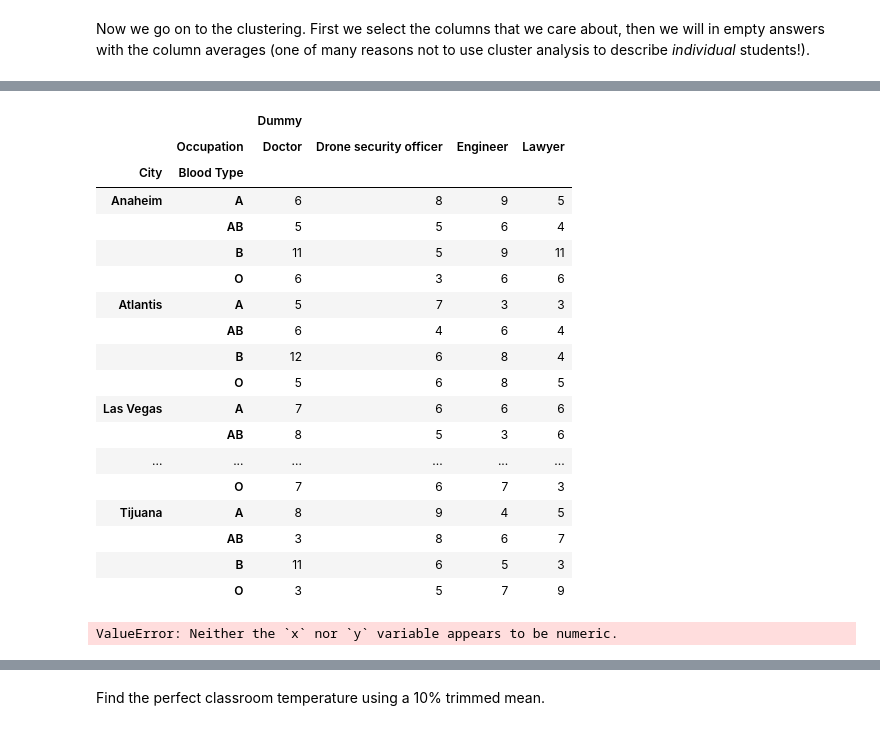
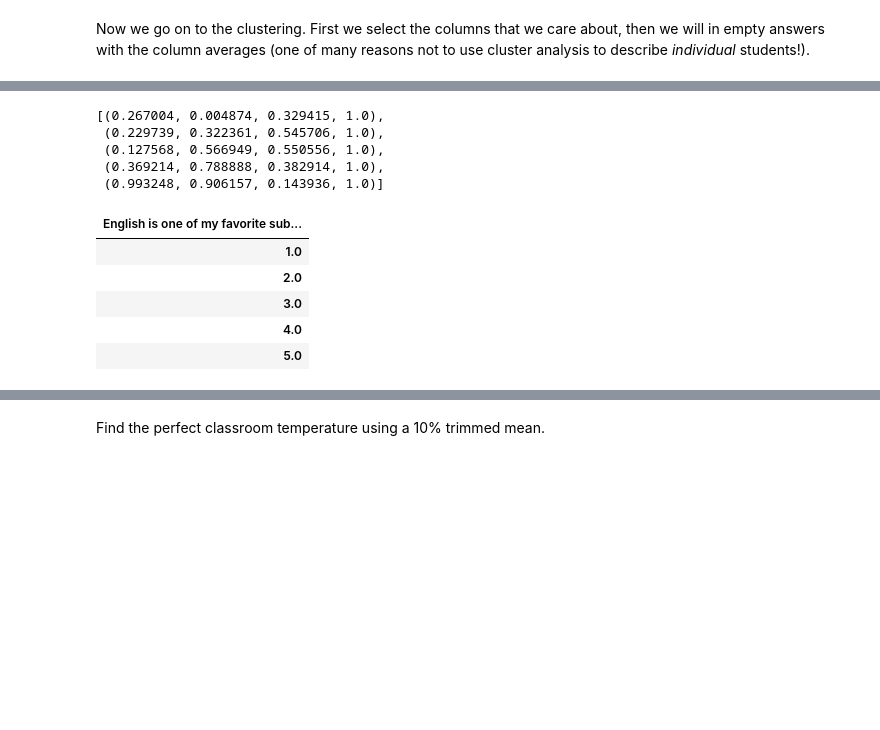
Before and after one commit to maxkapur/maxkapur.github.io, a Jupyter notebook: survey/analysis.ipynb, the cells around one changed output, grey strips where cells are left out. Drawn from its saved outputs; the diff is of its cells as text; code cells hidden in the pictures; blank space fills up the shorter version.

```diff
--- a/survey/analysis.ipynb
+++ b/survey/analysis.ipynb
@@ -212,41 +199,22 @@ clusterzoom.pivot_table(index=['English is one of my favorite subjects.','I beli
-# %%
-import numpy as np, pandas as pd
-
-# Make data
-cities = ['Tijuana','Las Vegas','Los Angeles','Anaheim','Atlantis']
-occupations = ['Doctor','Lawyer','Engineer','Drone security officer']
-bloodtypes = ['A','B','AB','O']
-df = pd.DataFrame({'City': np.random.choice(cities,500),
-                   'Occupation': np.random.choice(occupations,500),
-                   'Blood Type':np.random.choice(bloodtypes,500)})
-
-# df.groupby(by=['City','Occupation']).count().unstack()
-
-# You need to make a dummy column, otherwise the groupby returns an empty df
-df['Dummy'] = np.ones(500)
-
-df.groupby(by=['City','Occupation','Blood Type']).count().unstack(level=1)
-# %% [output]
-|  |  | Dummy |  |  |  |
-|  | Occupation | Doctor | Drone security officer | Engineer | Lawyer |
-| City | Blood Type |  |  |  |  |
-| Anaheim | A | 6 | 8 | 9 | 5 |
-|  | AB | 5 | 5 | 6 | 4 |
-|  | B | 11 | 5 | 9 | 11 |
-|  | O | 6 | 3 | 6 | 6 |
-| Atlantis | A | 5 | 7 | 3 | 3 |
-|  | AB | 6 | 4 | 6 | 4 |
-|  | B | 12 | 6 | 8 | 4 |
-|  | O | 5 | 6 | 8 | 5 |
-| Las Vegas | A | 7 | 6 | 6 | 6 |
-|  | AB | 8 | 5 | 3 | 6 |
-| ... | ... | ... | ... | ... | ... |
-|  | O | 7 | 6 | 7 | 3 |
-| Tijuana | A | 8 | 9 | 4 | 5 |
-|  | AB | 3 | 8 | 6 | 7 |
-|  | B | 11 | 6 | 5 | 3 |
-|  | O | 3 | 5 | 7 | 9 |
-# %%
-sns.swarmplot(data=df,x='City',y='Occupation',hue='Blood Type')
-# %% [output]
-ValueError: Neither the `x` nor `y` variable appears to be numeric.
+# %%
+# Now we can see the number in each cluster and how they
+# responded to the importance and favorite questions
+# We are treating these as categorical now
+
+colors
+# %% [output]
+[(0.267004, 0.004874, 0.329415, 1.0),
+ (0.229739, 0.322361, 0.545706, 1.0),
+ (0.127568, 0.566949, 0.550556, 1.0),
+ (0.369214, 0.788888, 0.382914, 1.0),
+ (0.993248, 0.906157, 0.143936, 1.0)]
+# %%
+#len(grouped.columns.levels[1])
+grouped
+# %% [output]
+| English is one of my favorite sub... |
+| 1.0 |
+| 2.0 |
+| 3.0 |
+| 4.0 |
+| 5.0 |
```
Also changed, not shown: parts of 9 cells of this notebook, 2 other files.
